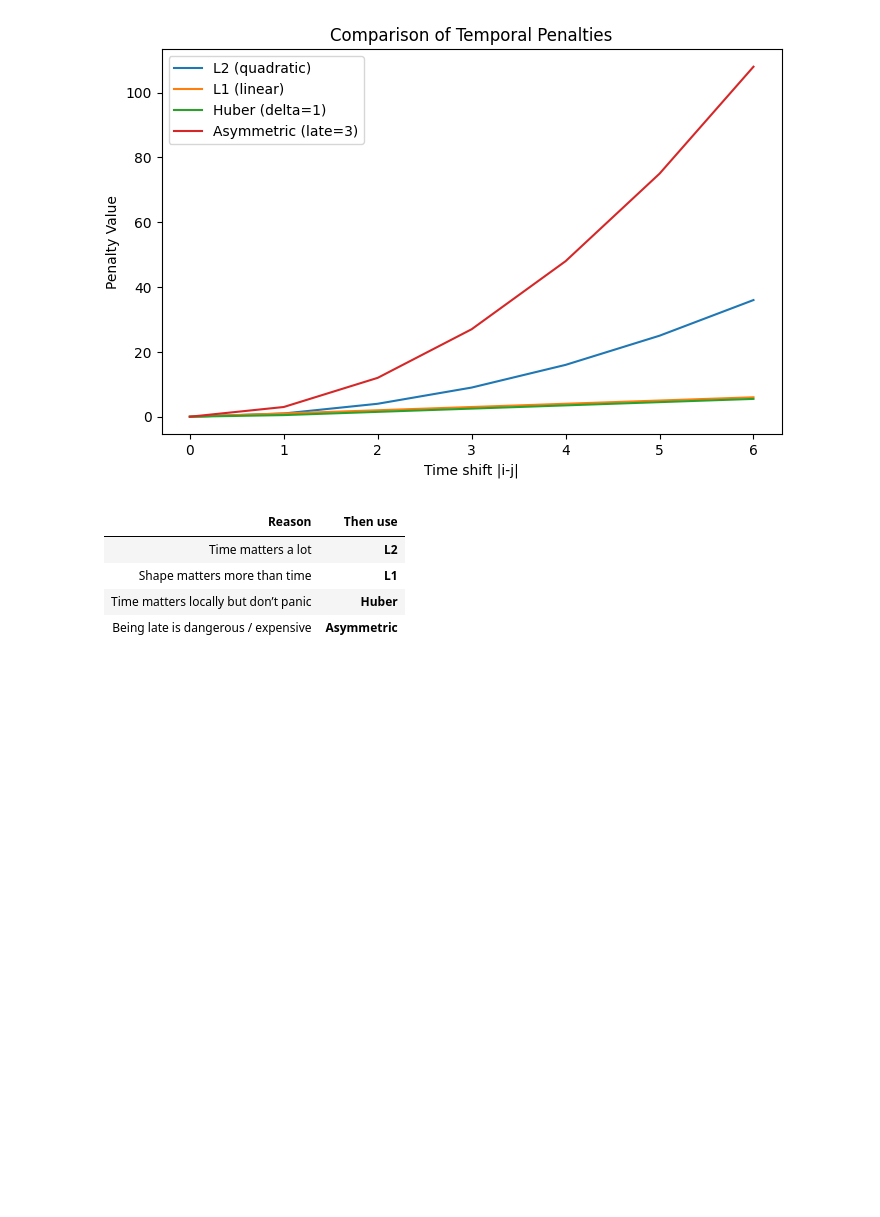
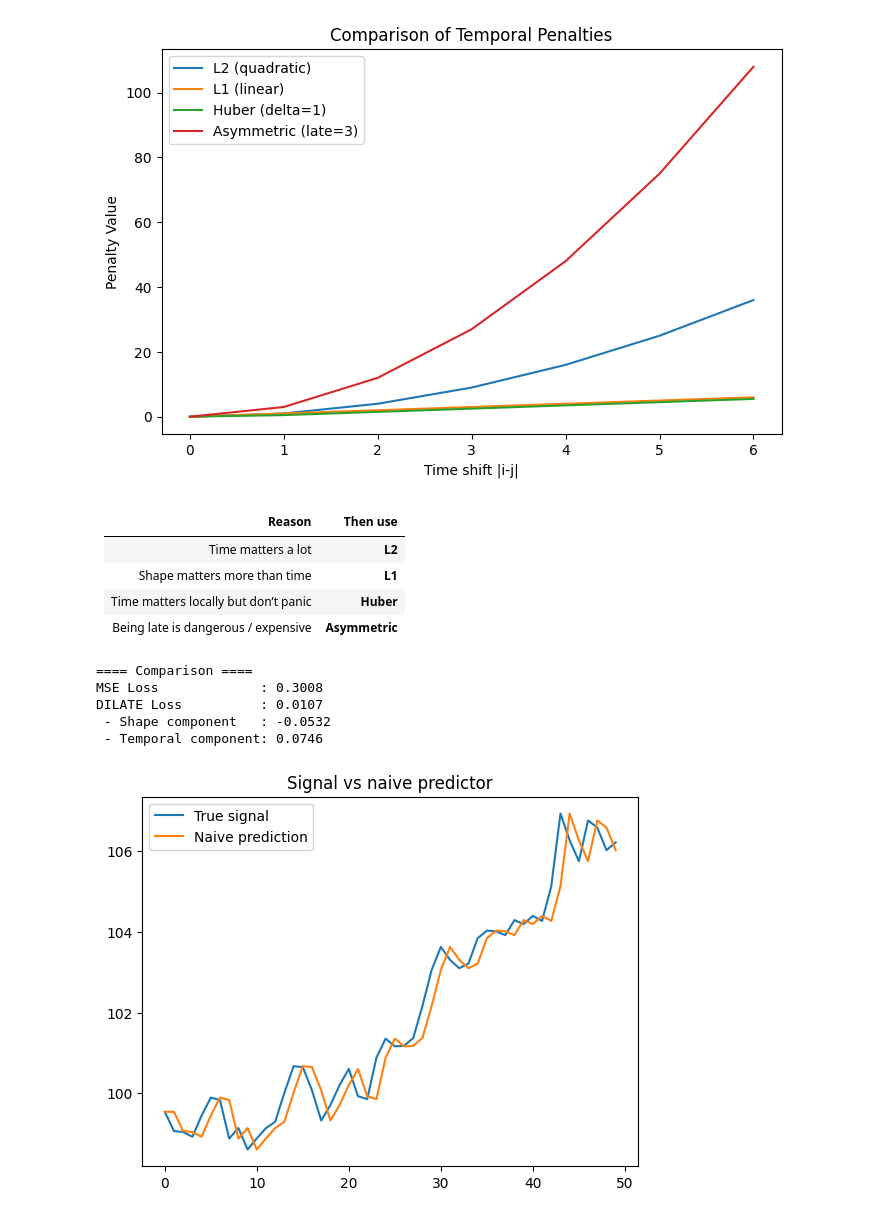
Before and after one commit to MassineELKHADER/Deep-learning-for-multi-step-time-series-forecasting, a Jupyter notebook: penality_functions.ipynb, the cells around one changed output. Cells and saved outputs as stored; diff of their text form; code cells hidden in the pictures; blank space fills up the shorter version.

Commit message:
fixing the dataset for comparison

```diff
--- a/penality_functions.ipynb
+++ b/penality_functions.ipynb
@@ -113,3 +63,49 @@ plt.show()
 | Shape matters more than time            | **L1**         |
 | Time matters locally but don’t panic          | **Huber**      |
 | Being late is dangerous / expensive | **Asymmetric** |
+# %%
+import torch
+import matplotlib.pyplot as plt
+from loss.dilate_loss import dilate_loss  # your function
+
+device = torch.device("cuda" if torch.cuda.is_available() else "cpu")
+
+# ----- 1. Simulate a price time series -----
+torch.manual_seed(0)
+T = 50
+signal = torch.cumsum(torch.randn(T) * 0.5 + 0.1, dim=0) + 100  # random walk around 100
+signal = signal.view(1, T, 1).to(device)  # (batch=1, seq, dim)
+
+# ----- 2. Naive predictor: x_hat(t) = x(t-1) -----
+naive_pred = torch.zeros_like(signal)
+naive_pred[:, 1:, :] = signal[:, :-1, :]  # shift right by 1
+naive_pred[:, 0, :] = signal[:, 0, :]     # copy first value
+
+# ----- 3. Compute MSE -----
+mse = torch.mean((signal - naive_pred) ** 2)
+
+# ----- 4. Compute DILATE -----
+alpha = 0.5
+gamma = 0.01
+loss, loss_shape, loss_temporal = dilate_loss(naive_pred, signal, alpha, gamma, device)
+
+# ----- 5. Print results -----
+print("==== Comparison ====")
+print(f"MSE Loss             : {mse.item():.4f}")
+print(f"DILATE Loss          : {loss.item():.4f}")
+print(f" - Shape component   : {loss_shape.item():.4f}")
+print(f" - Temporal component: {loss_temporal.item():.4f}")
+
+# ----- 6. Plot -----
+plt.plot(signal.cpu().numpy().flatten(), label='True signal')
+plt.plot(naive_pred.cpu().numpy().flatten(), label='Naive prediction')
+plt.legend()
+plt.title("Signal vs naive predictor")
+plt.show()
+# %% [output]
+==== Comparison ====
+MSE Loss             : 0.3008
+DILATE Loss          : 0.0107
+ - Shape component   : -0.0532
+ - Temporal component: 0.0746
+[figure, added]
```
Also changed, not shown: parts of 3 cells of this notebook, 28 other files.
